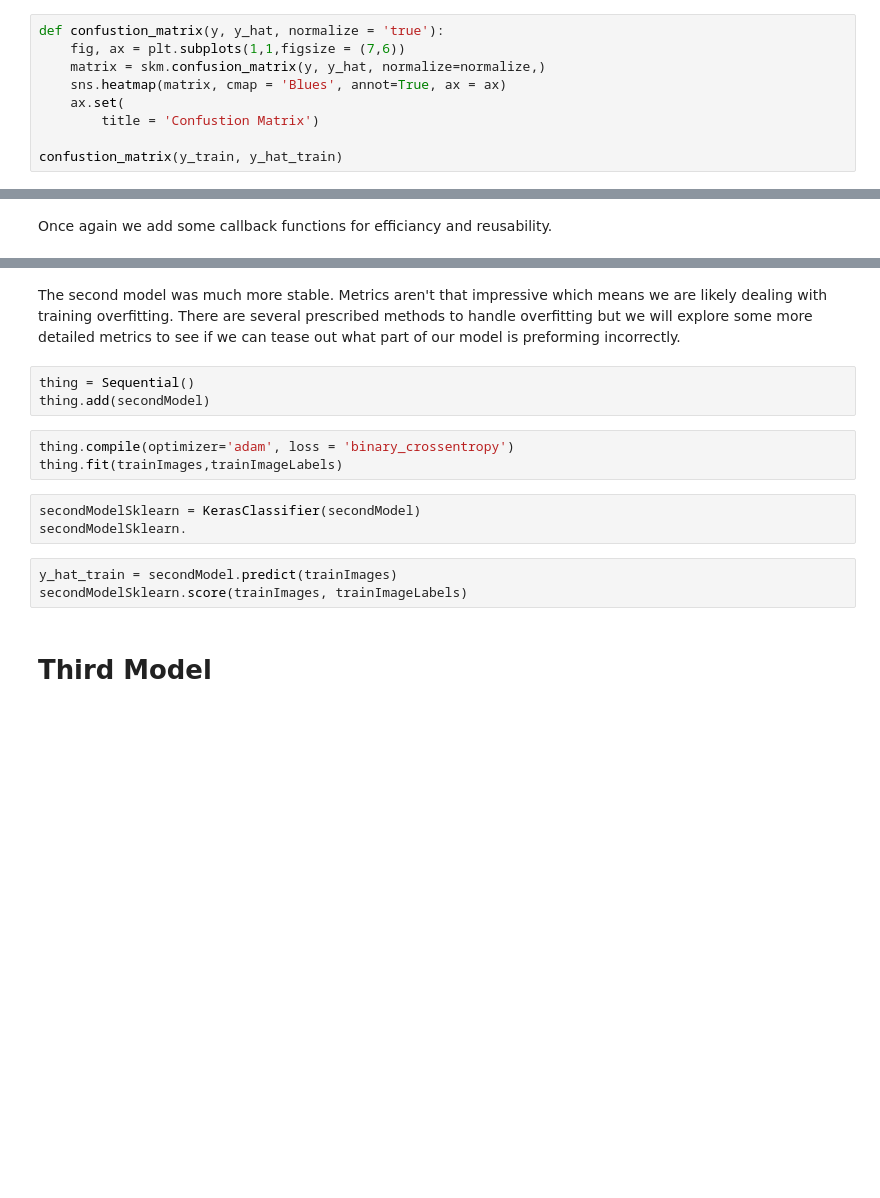
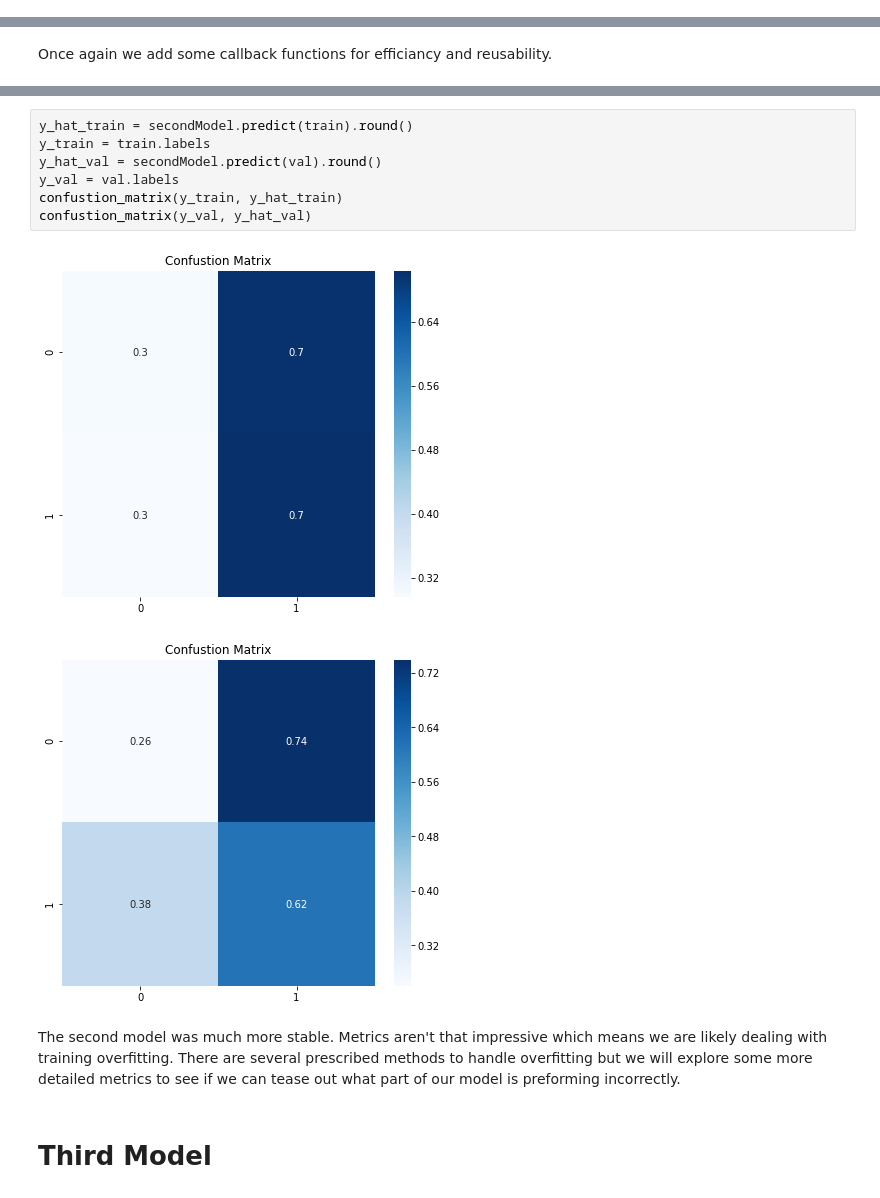
Before and after one commit to minthammock/dsc-mod-4-project-v2-1-onl01-dtsc-pt-041320, a Jupyter notebook: project_notebook.ipynb, the cells around one changed output, grey strips where cells are left out. Drawn from its saved outputs; the diff is of its cells as text; blank space fills up the shorter version.

```diff
--- a/project_notebook.ipynb
+++ b/project_notebook.ipynb
@@ -280,9 +438,0 @@ y_train = trainImageLabels
-# %%
-def confustion_matrix(y, y_hat, normalize = 'true'):
-    fig, ax = plt.subplots(1,1,figsize = (7,6))
-    matrix = skm.confusion_matrix(y, y_hat, normalize=normalize,)
-    sns.heatmap(matrix, cmap = 'Blues', annot=True, ax = ax)
-    ax.set(
-        title = 'Confustion Matrix')
-
-confustion_matrix(y_train, y_hat_train)
@@ -308,17 +457,15 @@ dfSecondModel.plot()
+# %%
+y_hat_train = secondModel.predict(train).round()
+y_train = train.labels
+y_hat_val = secondModel.predict(val).round()
+y_val = val.labels
+confustion_matrix(y_train, y_hat_train)
+confustion_matrix(y_val, y_hat_val)
+# %% [output]
+[figure, added]
+[figure, added]
 # %% [markdown]
 The second model was much more stable. Metrics aren't that impressive which means we are likely dealing with training overfitting. There are several prescribed methods to handle overfitting but we will explore some more detailed metrics to see if we can tease out what part of our model is preforming incorrectly.
-# %%
-thing = Sequential()
-thing.add(secondModel)
-# %%
-thing.compile(optimizer='adam', loss = 'binary_crossentropy')
-thing.fit(trainImages,trainImageLabels)
-# %%
-secondModelSklearn = KerasClassifier(secondModel)
-secondModelSklearn.
-# %%
-y_hat_train = secondModel.predict(trainImages)
-secondModelSklearn.score(trainImages, trainImageLabels)
 # %% [markdown]
 # Third Model
 # %% [markdown]
```
Also changed, not shown: parts of 85 cells of this notebook, 4 other files.
